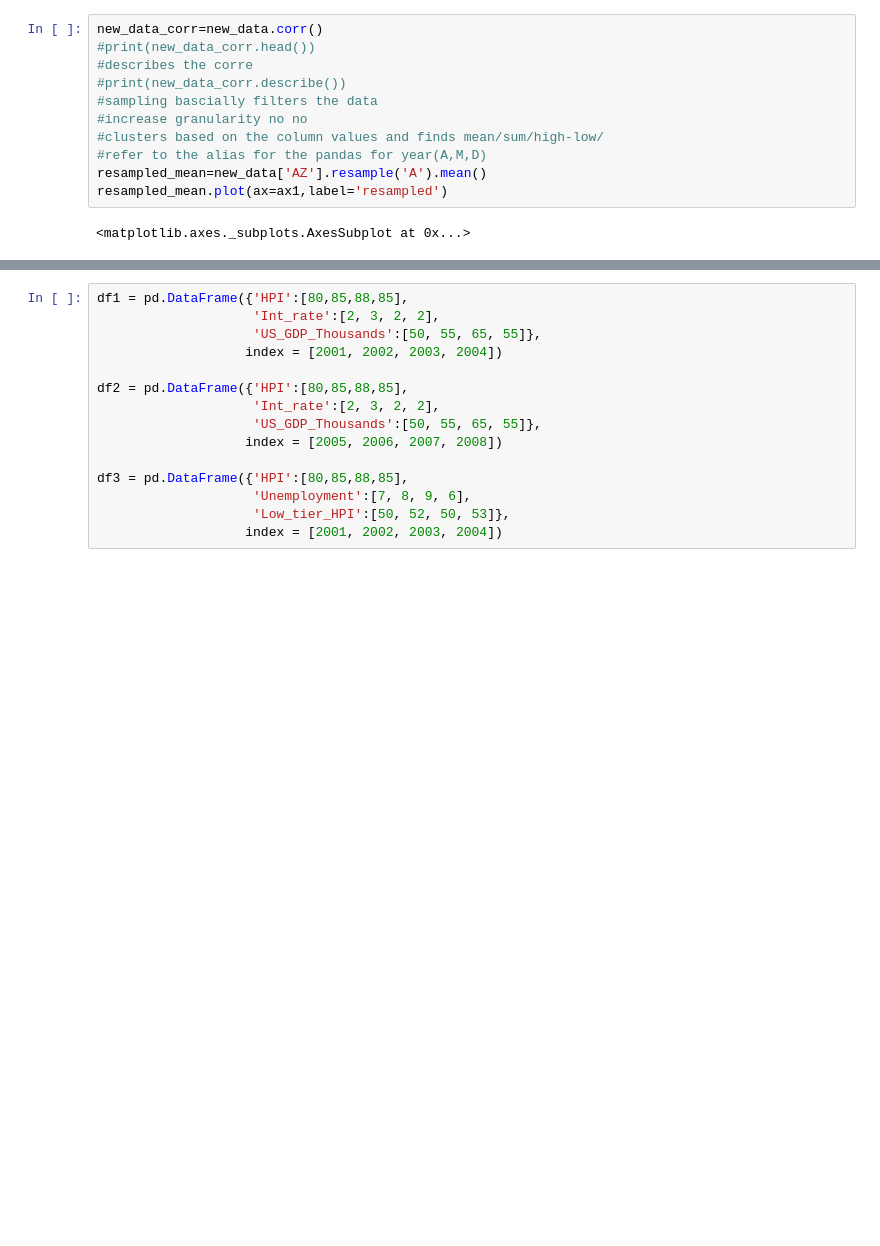
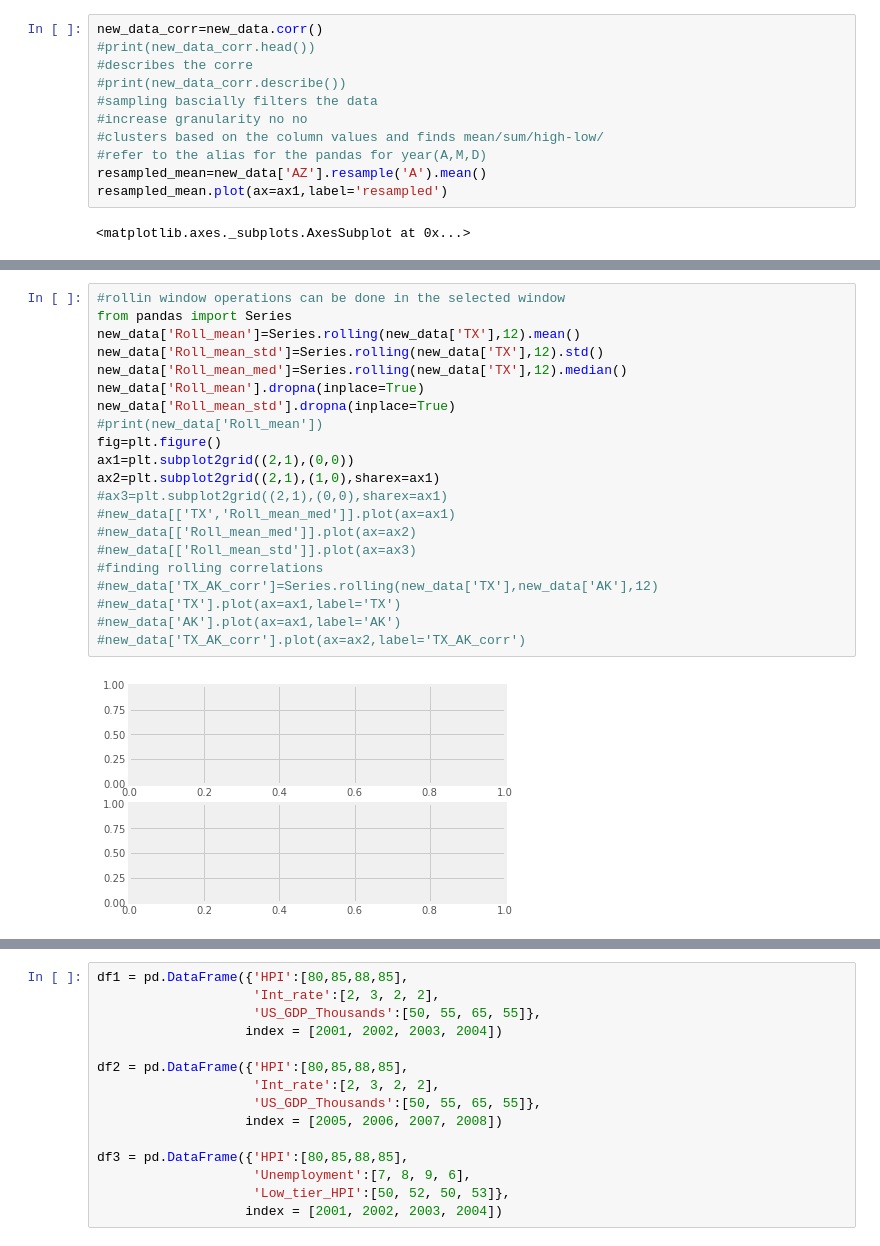
Before and after one commit to gazabAnurag/Quandl, a Jupyter notebook: Quandl.ipynb, the cells around one changed output, grey strips where cells are left out. Saved outputs shown, nothing was run; the diff lists cells and outputs as text; blank space fills up the shorter version.

```diff
--- a/Quandl.ipynb
+++ b/Quandl.ipynb
@@ -165,0 +193,23 @@ resampled_mean.plot(ax=ax1,label='resampled')
+# %%
+#rollin window operations can be done in the selected window
+from pandas import Series
+new_data['Roll_mean']=Series.rolling(new_data['TX'],12).mean()
+new_data['Roll_mean_std']=Series.rolling(new_data['TX'],12).std()
+new_data['Roll_mean_med']=Series.rolling(new_data['TX'],12).median()
+new_data['Roll_mean'].dropna(inplace=True)
+new_data['Roll_mean_std'].dropna(inplace=True)
+#print(new_data['Roll_mean'])
+fig=plt.figure()
+ax1=plt.subplot2grid((2,1),(0,0))
+ax2=plt.subplot2grid((2,1),(1,0),sharex=ax1)
+#ax3=plt.subplot2grid((2,1),(0,0),sharex=ax1)
+#new_data[['TX','Roll_mean_med']].plot(ax=ax1)
+#new_data[['Roll_mean_med']].plot(ax=ax2)
+#new_data[['Roll_mean_std']].plot(ax=ax3)
+#finding rolling correlations
+#new_data['TX_AK_corr']=Series.rolling(new_data['TX'],new_data['AK'],12)
+#new_data['TX'].plot(ax=ax1,label='TX')
+#new_data['AK'].plot(ax=ax1,label='AK')
+#new_data['TX_AK_corr'].plot(ax=ax2,label='TX_AK_corr')
+# %% [output]
+[figure, added]
```
Also changed, not shown: parts of 8 cells of this notebook.
